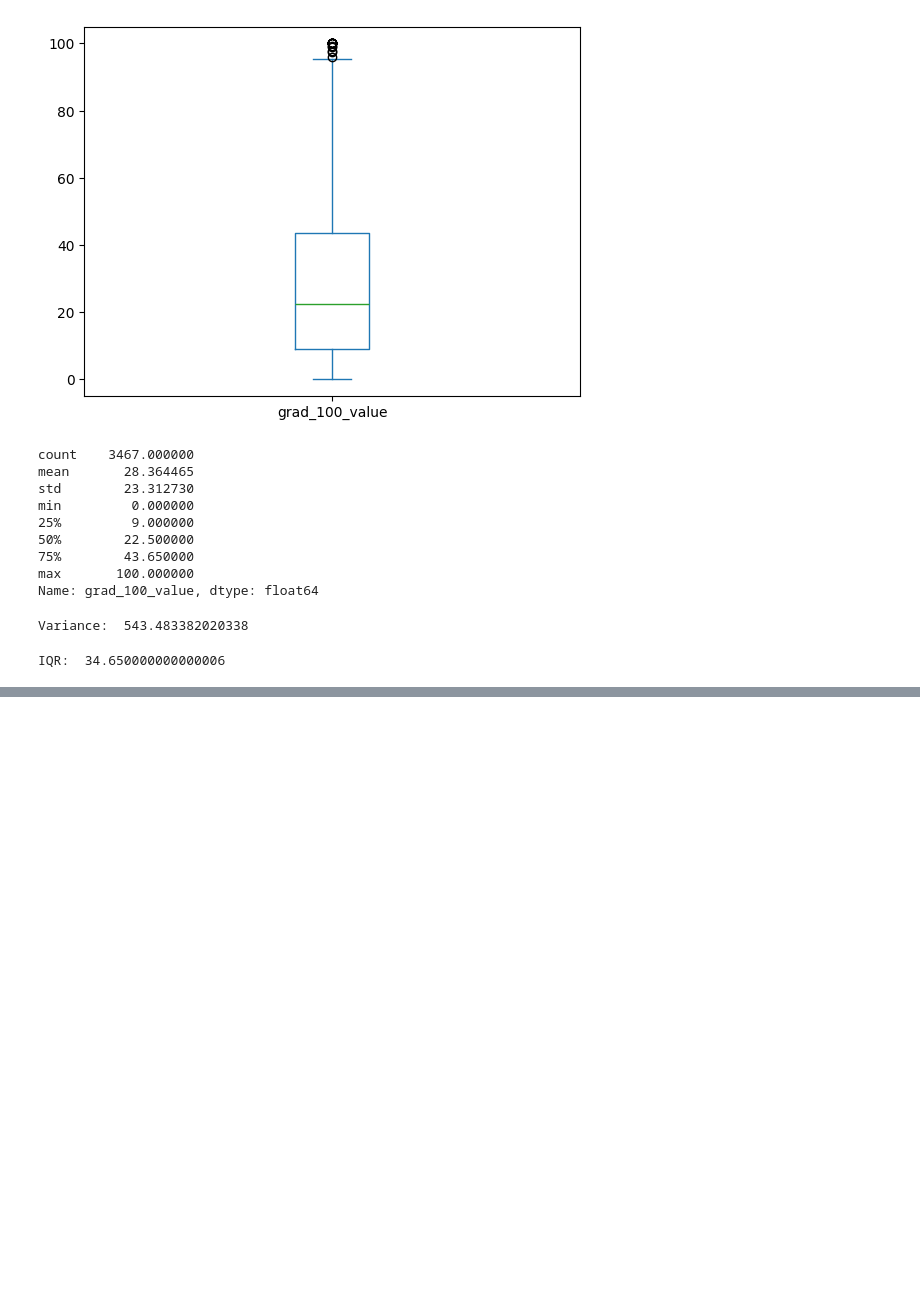
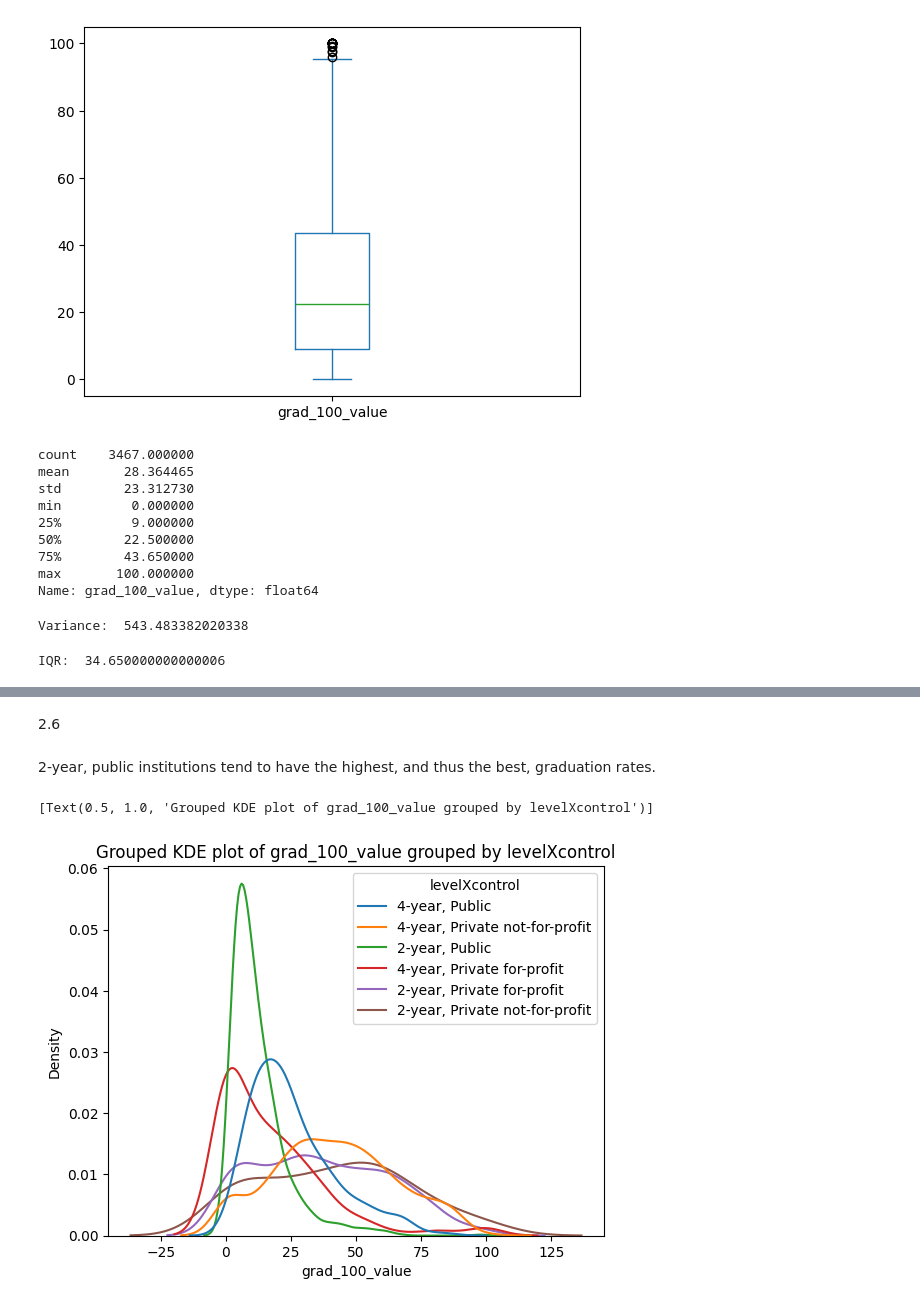
Before and after one commit to mchen899923/visualization_assignment, a Jupyter notebook: assignment.ipynb, the cells around one changed output, grey strips where cells are left out. Drawn from its saved outputs; the diff is of its cells as text; code cells hidden in the pictures; blank space fills up the shorter version.

```diff
--- a/assignment.ipynb
+++ b/assignment.ipynb
@@ -191,0 +224,13 @@ IQR:  34.650000000000006
+# %% [markdown]
+2.6
+# %% [markdown]
+2-year, public institutions tend to have the highest, and thus the best, graduation rates.
+# %%
+college_completion_df["levelXcontrol"] = college_completion_df["level"]+', '+college_completion_df["control"]
+
+conditioning = "levelXcontrol"
+var = "grad_100_value"
+sns.kdeplot(data = college_completion_df, x = var, hue = conditioning, common_norm = False).set(title = "Grouped KDE plot of grad_100_value grouped by levelXcontrol")
+# %% [output]
+[Text(0.5, 1.0, 'Grouped KDE plot of grad_100_value grouped by levelXcontrol')]
+[figure, added]
```
Also changed, not shown: parts of 5 cells of this notebook.
